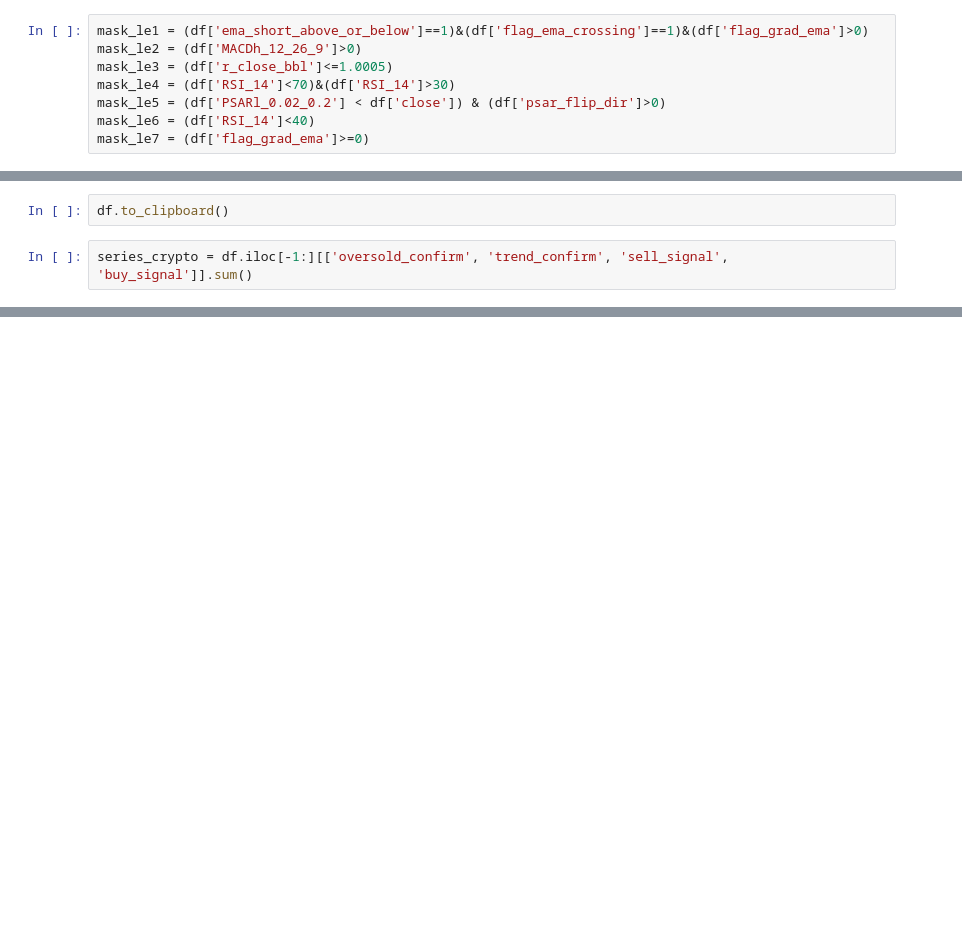
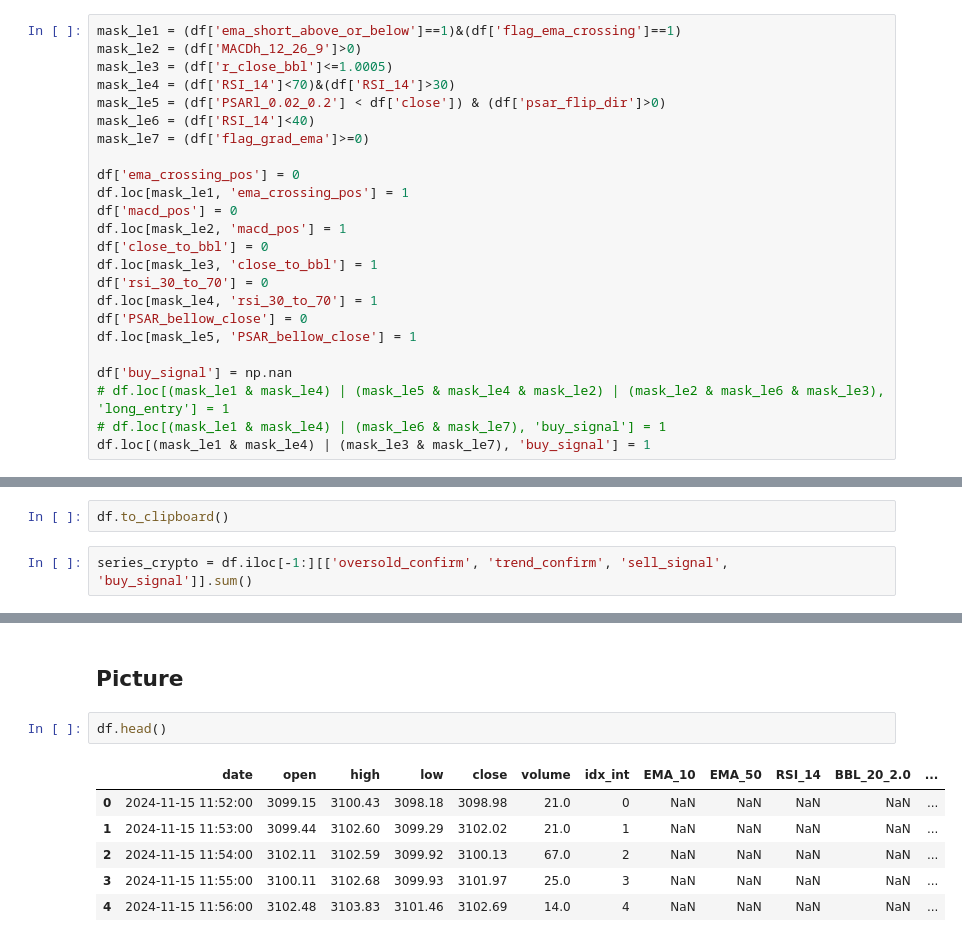
Before and after one commit to nurhidayat86/trading-strategy, a Jupyter notebook: notebooks/realtime_crypto_strategy.ipynb, the cells around one changed output, grey strips where cells are left out. Saved outputs shown, nothing was run; the diff lists cells and outputs as text; blank space fills up the shorter version.

```diff
--- a/notebooks/realtime_crypto_strategy.ipynb
+++ b/notebooks/realtime_crypto_strategy.ipynb
@@ -224,10 +255,26 @@ This setup gives you a robust framework for trading on a minute-by-minute basis,
 # %% [markdown]
 # Buy Signal
 # %%
-mask_le1 = (df['ema_short_above_or_below']==1)&(df['flag_ema_crossing']==1)&(df['flag_grad_ema']>0)
+mask_le1 = (df['ema_short_above_or_below']==1)&(df['flag_ema_crossing']==1)
 mask_le2 = (df['MACDh_12_26_9']>0)
 mask_le3 = (df['r_close_bbl']<=1.0005)
 mask_le4 = (df['RSI_14']<70)&(df['RSI_14']>30)
 mask_le5 = (df['PSARl_0.02_0.2'] < df['close']) & (df['psar_flip_dir']>0)
 mask_le6 = (df['RSI_14']<40)
 mask_le7 = (df['flag_grad_ema']>=0)
+
+df['ema_crossing_pos'] = 0
+df.loc[mask_le1, 'ema_crossing_pos'] = 1
+df['macd_pos'] = 0
+df.loc[mask_le2, 'macd_pos'] = 1
+df['close_to_bbl'] = 0
+df.loc[mask_le3, 'close_to_bbl'] = 1
+df['rsi_30_to_70'] = 0
+df.loc[mask_le4, 'rsi_30_to_70'] = 1
+df['PSAR_bellow_close'] = 0
+df.loc[mask_le5, 'PSAR_bellow_close'] = 1
+
+df['buy_signal'] = np.nan
+# df.loc[(mask_le1 & mask_le4) | (mask_le5 & mask_le4 & mask_le2) | (mask_le2 & mask_le6 & mask_le3), 'long_entry'] = 1
+# df.loc[(mask_le1 & mask_le4) | (mask_le6 & mask_le7), 'buy_signal'] = 1
+df.loc[(mask_le1 & mask_le4) | (mask_le3 & mask_le7), 'buy_signal'] = 1
@@ -307,3 +339,14 @@ trend_confirm      -1.0
 sell_signal         0.0
 buy_signal          0.0
 dtype: float64
+# %% [markdown]
+## Picture
+# %%
+df.head()
+# %% [output]
+|  | date | open | high | low | close | volume | idx_int | EMA_10 | EMA_50 | RSI_14 | BBL_20_2.0 | ... |
+| 0 | 2024-11-15 11:52:00 | 3099.15 | 3100.43 | 3098.18 | 3098.98 | 21.0 | 0 | NaN | NaN | NaN | NaN | ... |
+| 1 | 2024-11-15 11:53:00 | 3099.44 | 3102.60 | 3099.29 | 3102.02 | 21.0 | 1 | NaN | NaN | NaN | NaN | ... |
+| 2 | 2024-11-15 11:54:00 | 3102.11 | 3102.59 | 3099.92 | 3100.13 | 67.0 | 2 | NaN | NaN | NaN | NaN | ... |
+| 3 | 2024-11-15 11:55:00 | 3100.11 | 3102.68 | 3099.93 | 3101.97 | 25.0 | 3 | NaN | NaN | NaN | NaN | ... |
+| 4 | 2024-11-15 11:56:00 | 3102.48 | 3103.83 | 3101.46 | 3102.69 | 14.0 | 4 | NaN | NaN | NaN | NaN | ... |
```
Also changed, not shown: parts of 14 cells of this notebook, 4 other files.
